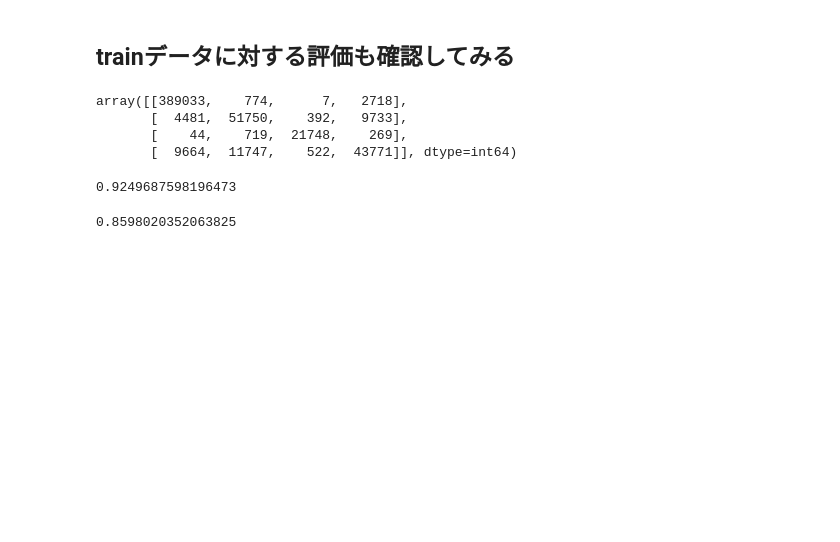
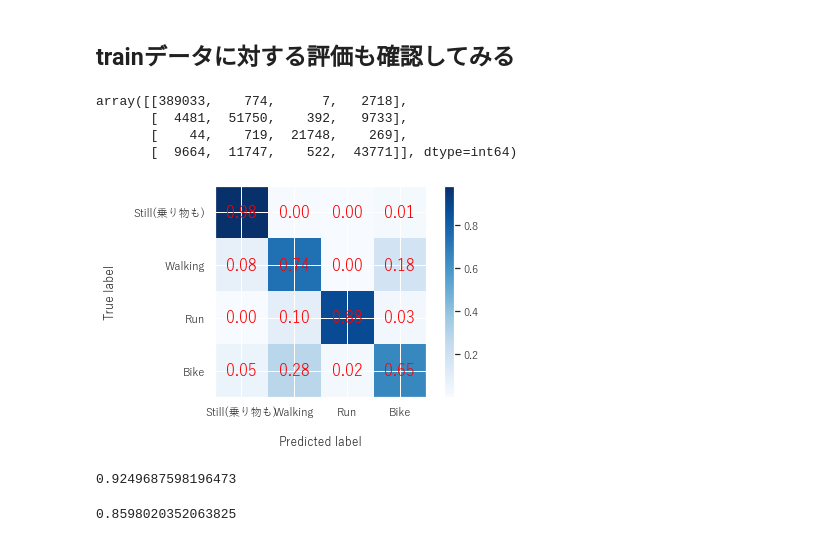
Before and after one commit to nekketsu2010/SHL2020, a Jupyter notebook: Notebook/大山研手法withXGBoost.ipynb, the cells around one changed output. Drawn from its saved outputs; the diff is of its cells as text; code cells hidden in the pictures; blank space fills up the shorter version.

```diff
--- a/Notebook/大山研手法withXGBoost.ipynb
+++ b/Notebook/大山研手法withXGBoost.ipynb
@@ -160,6 +194,11 @@ array([[389033,    774,      7,   2718],
        [  4481,  51750,    392,   9733],
        [    44,    719,  21748,    269],
        [  9664,  11747,    522,  43771]], dtype=int64)
+# %%
+plot_confusion_matrix(Y_train[136843*3:136843*4], train_predict[136843*3:136843*4], class_names,normalize=True)
+plt.show()
+# %% [output]
+[figure, added]
 # %%
 accuracy = accuracy_score(Y_train, train_predict)
 accuracy
```
Also changed, not shown: parts of 5 cells of this notebook, 1 other file.
